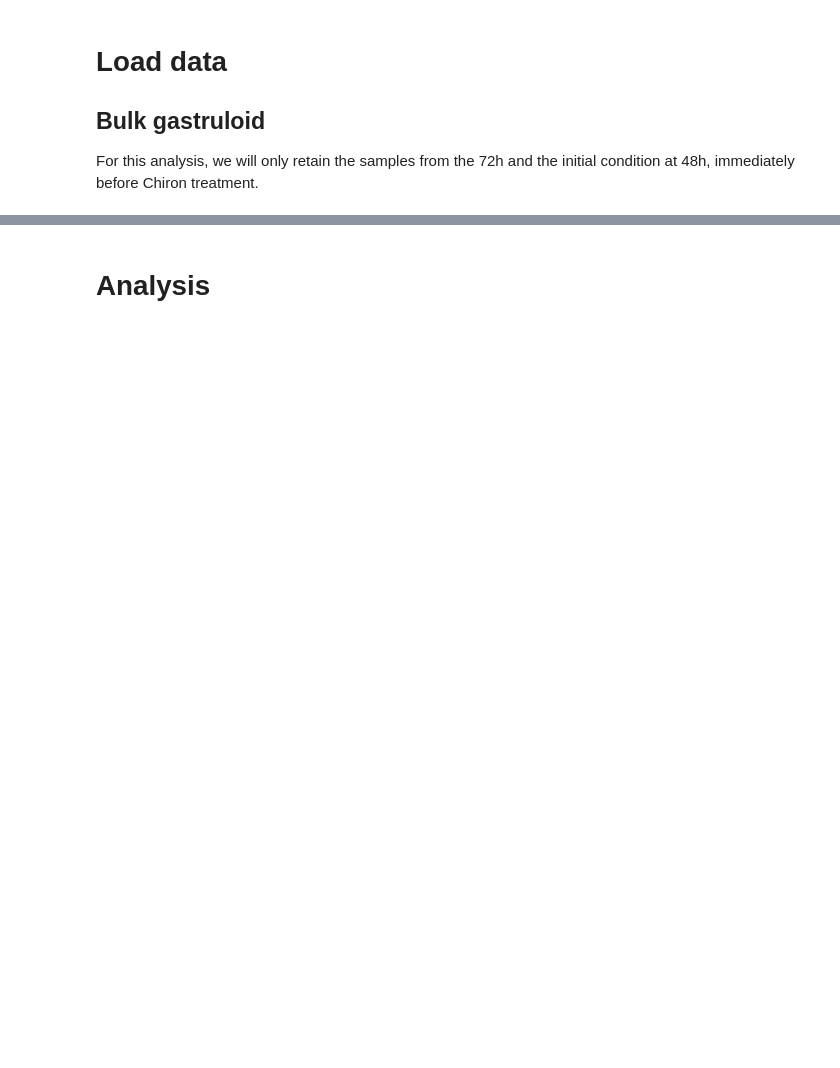
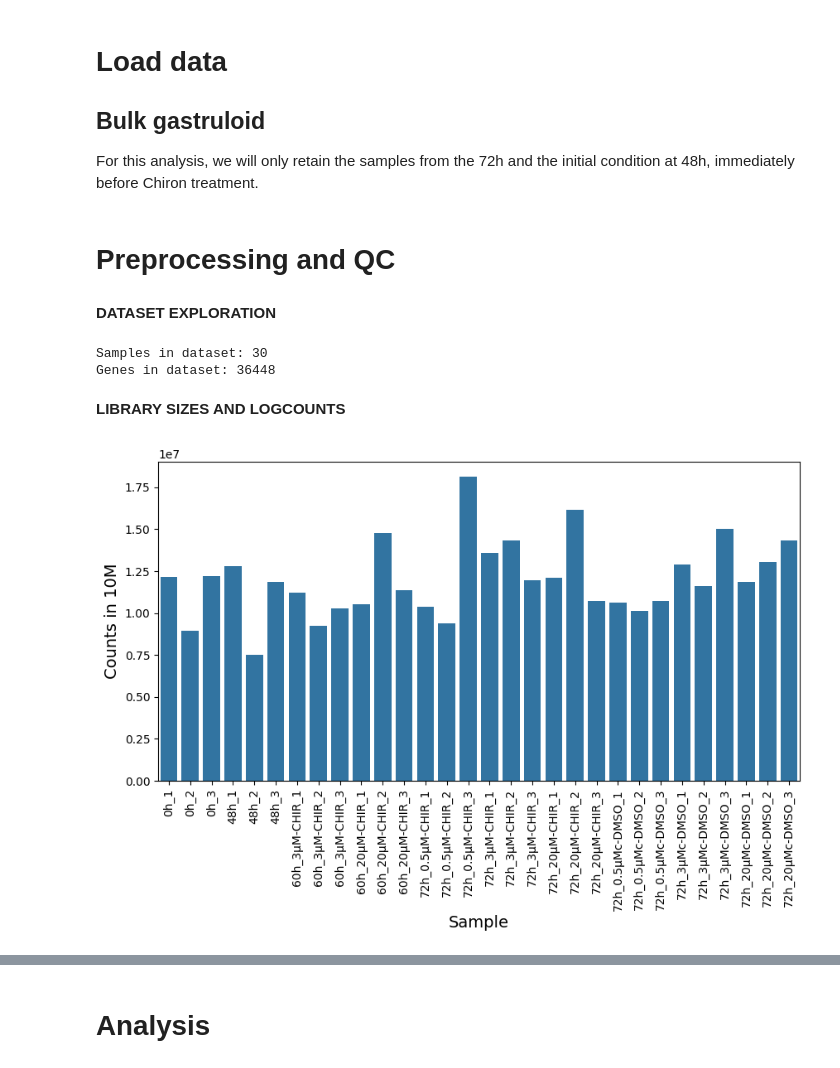
Before and after one commit to stembryo-lab/chiron_gastruloids_bulk_rna_seq, a Jupyter notebook: bulk_analysis.ipynb, the cells around one changed output, grey strips where cells are left out. Saved outputs shown, nothing was run; the diff lists cells and outputs as text; code cells hidden in the pictures; blank space fills up the shorter version.

```diff
--- a/bulk_analysis.ipynb
+++ b/bulk_analysis.ipynb
@@ -19,0 +26,24 @@ df_gastruloid_metadata = pd.read_csv("data/gastruloid_bulk_metadata.csv",index_c
+# %% [markdown]
+# Preprocessing and QC
+# %% [markdown]
+**DATASET EXPLORATION**
+# %%
+print(f"Samples in dataset: {df_gastruloid.shape[0]}")
+print(f"Genes in dataset: {df_gastruloid.shape[1]}")
+# %% [output]
+Samples in dataset: 30
+Genes in dataset: 36448
+# %% [markdown]
+**LIBRARY SIZES AND LOGCOUNTS**
+# %%
+fig,ax=plt.subplots(1,1,figsize=(10,5))
+sns.barplot(df_gastruloid, x=df_gastruloid.index, y=df_gastruloid.sum(axis=1),ax=ax)
+
+plt.xticks(rotation=90)
+plt.xlabel('Sample', size=14)
+plt.ylabel('Counts in 10M', size=14)
+
+# create result folder
+plt.savefig(f"results/bulk_library_sizes.{save_format}")
+# %% [output]
+[figure, added]
```
Also changed, not shown: parts of 21 cells of this notebook.
